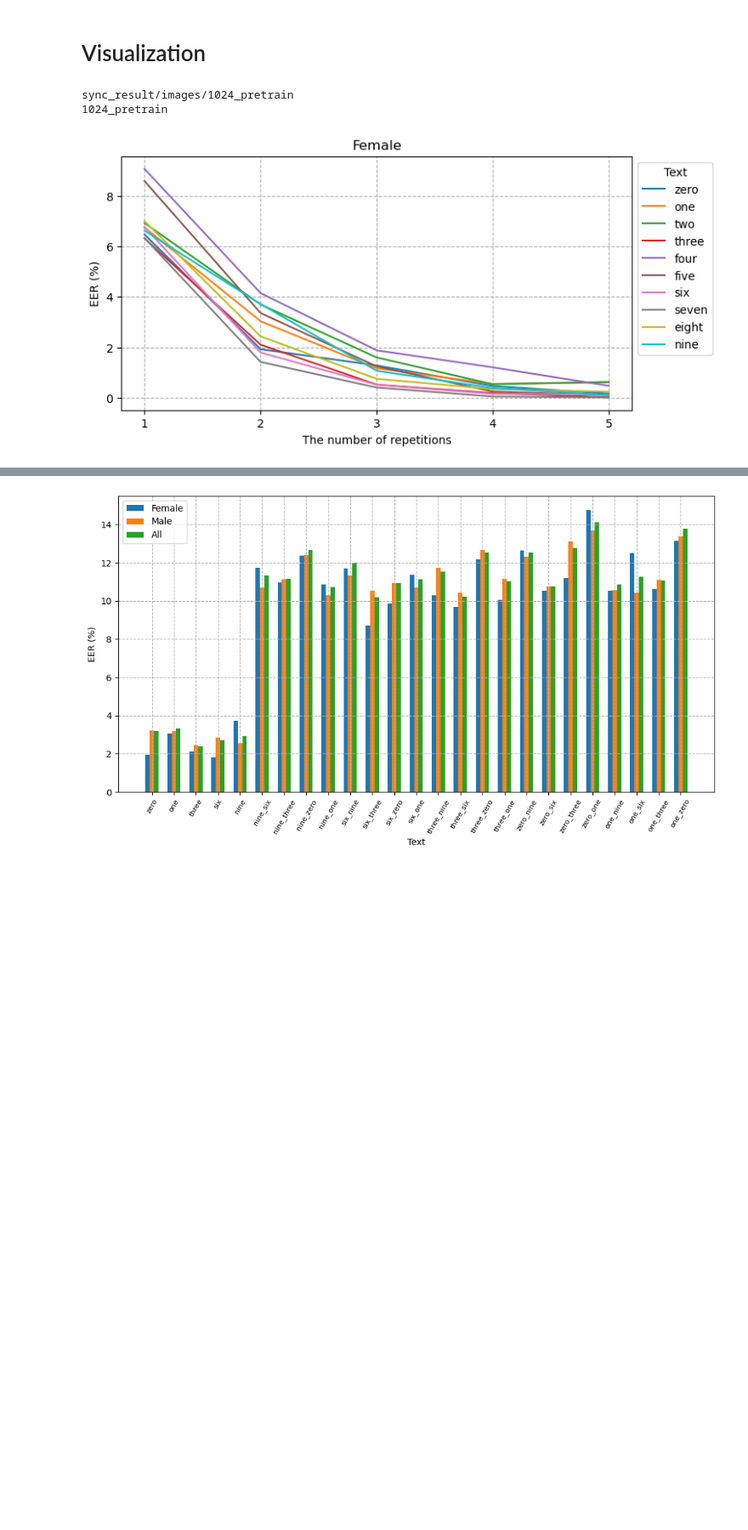
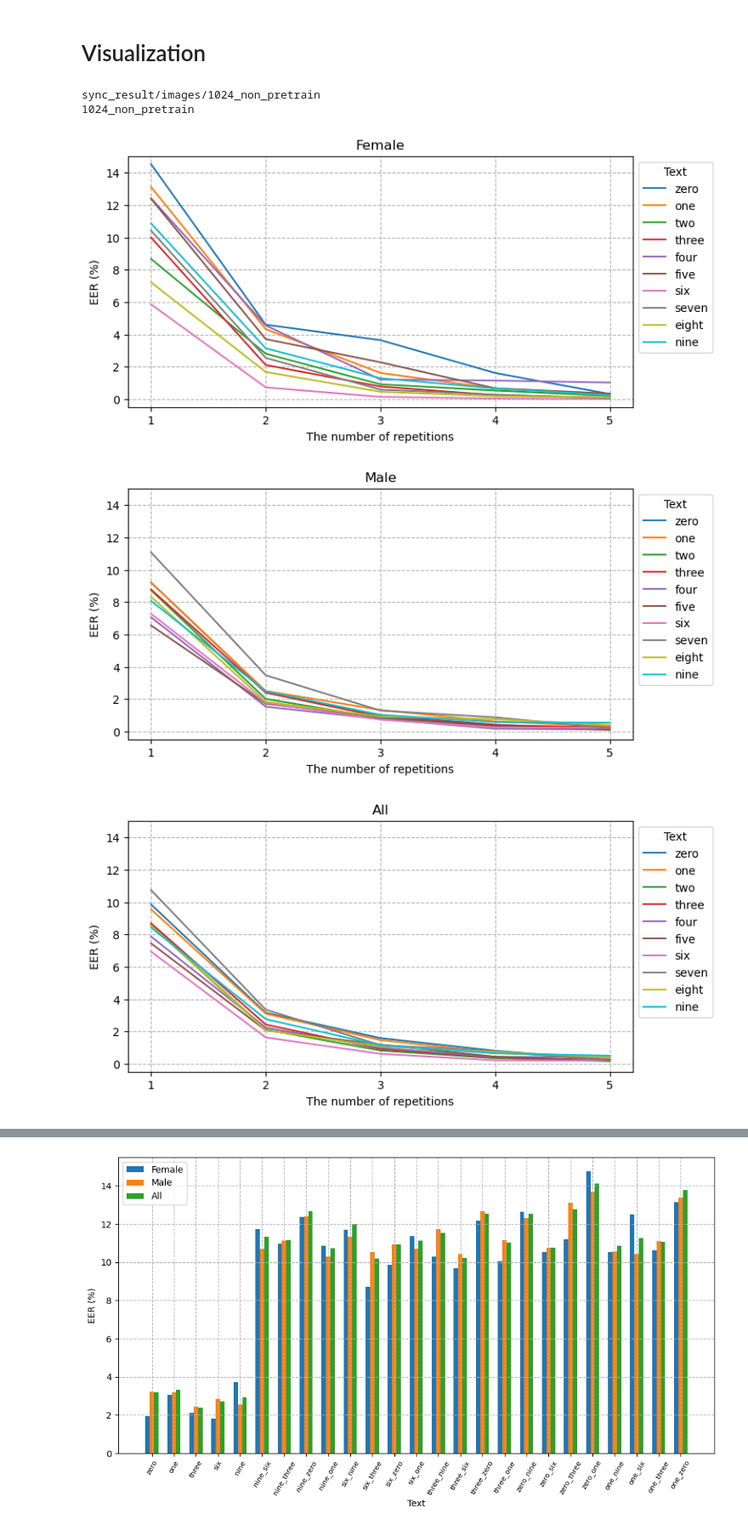
Before and after one commit to vhbaoduy/speaker-verification, a Jupyter notebook: parse_result.ipynb, the cells around one changed output, grey strips where cells are left out. Shown at 85% size. Saved outputs shown, nothing was run; the diff lists cells and outputs as text; code cells hidden in the pictures; blank space fills up the shorter version.

Commit message:
update result

```diff
--- a/parse_result.ipynb
+++ b/parse_result.ipynb
@@ -787,7 +787,10 @@ for gender in ['all', 'female', 'male']:
     for c in channels:
         for tech in techniques:
             key = '%s_%s' % (c, tech)
-            files = glob.glob(os.path.join(PATH, tech, "%s_*_exp*.csv"%c))
+            if tech == 'non_pretrain':
+                files = glob.glob(os.path.join(PATH, tech, "%s_%s_exp*.csv"%(c,'non-pretrained')))
+            else:
+                files = glob.glob(os.path.join(PATH, tech, "%s_%s_exp*.csv"%(c,'pretrained')))
             df = pd.DataFrame()
             for f in files:
                 df = pd.concat([df, pd.read_csv(f)], ignore_index=True)
@@ -814,8 +817,8 @@ for gender in ['female', 'male', 'all']:
     plt.xlabel('The number of repetitions')
     plt.xticks([loop for loop in range(1,6)])
     plt.legend(legends)
-    plt.grid()
+    plt.grid(linestyle='--')
+    plt.savefig('sync_result/images/1024_and_128_%s.png'%(gender))
     plt.show()
-    plt.savefig('sync_result/images/1024_and_128%s.png'%(gender))
 # %% [output]
 [figure]
@@ -833,7 +833,10 @@ result = {}
 for c in channels:
     for tech in techniques:
         key = '%s_%s' % (c, tech)
-        files = glob.glob(os.path.join(PATH, tech, "%s_*_exp*.csv"%c))
+        if tech == 'non_pretrain':
+                files = glob.glob(os.path.join(PATH, tech, "%s_%s_exp*.csv"%(c,'non-pretrained')))
+        else:
+            files = glob.glob(os.path.join(PATH, tech, "%s_%s_exp*.csv"%(c,'pretrained')))
         df = pd.DataFrame()
         for f in files:
             df = pd.concat([df, pd.read_csv(f)], ignore_index=True)
@@ -858,8 +861,8 @@ plt.ylabel('EER(%)')
 plt.xlabel('The number of repetitions')
 plt.xticks([loop for loop in range(1,6)])
 plt.legend(legends)
-plt.grid()
+plt.grid(linestyle='--')
+plt.savefig('sync_result/images/1024_and_128_overall.png')
 plt.show()
-plt.savefig('sync_result/images/1024_and_128_overall.png')
 # %% [output]
 [figure]
@@ -961,20 +963,22 @@ def visualize_result(final_result,
 # %%
 channels = [1024,128]
 techs = ['non_pretrain','pretrain']
 for c in channels:
     for tech in techniques:
         key = '%s_%s' % (c, tech)
         if tech == 'non_pretrain':
             files = glob.glob(os.path.join(PATH, tech, "%s_%s_exp*.json"%(c,'non-pretrained')))
         else:
             files = glob.glob(os.path.join(PATH, tech, "%s_%s_exp*.json"%(c,'pretrained')))
         path_to_save = os.path.join(PATH,'images',key)
         print(path_to_save)
         average = compute_average_result(files,
                                          type='json')
         print(key)
-        visualize_result(average,path_to_save=path_to_save)
+        visualize_result(average,path_to_save=path_to_save,limit=True)
 # %% [output]
-sync_result/images/1024_pretrain
-1024_pretrain
+sync_result/images/1024_non_pretrain
+1024_non_pretrain
-[figure, old version]
+[figure, new version]
+[figure, new version]
+[figure, new version]
```
Also changed, not shown: parts of 7 cells of this notebook, 22 other files.
